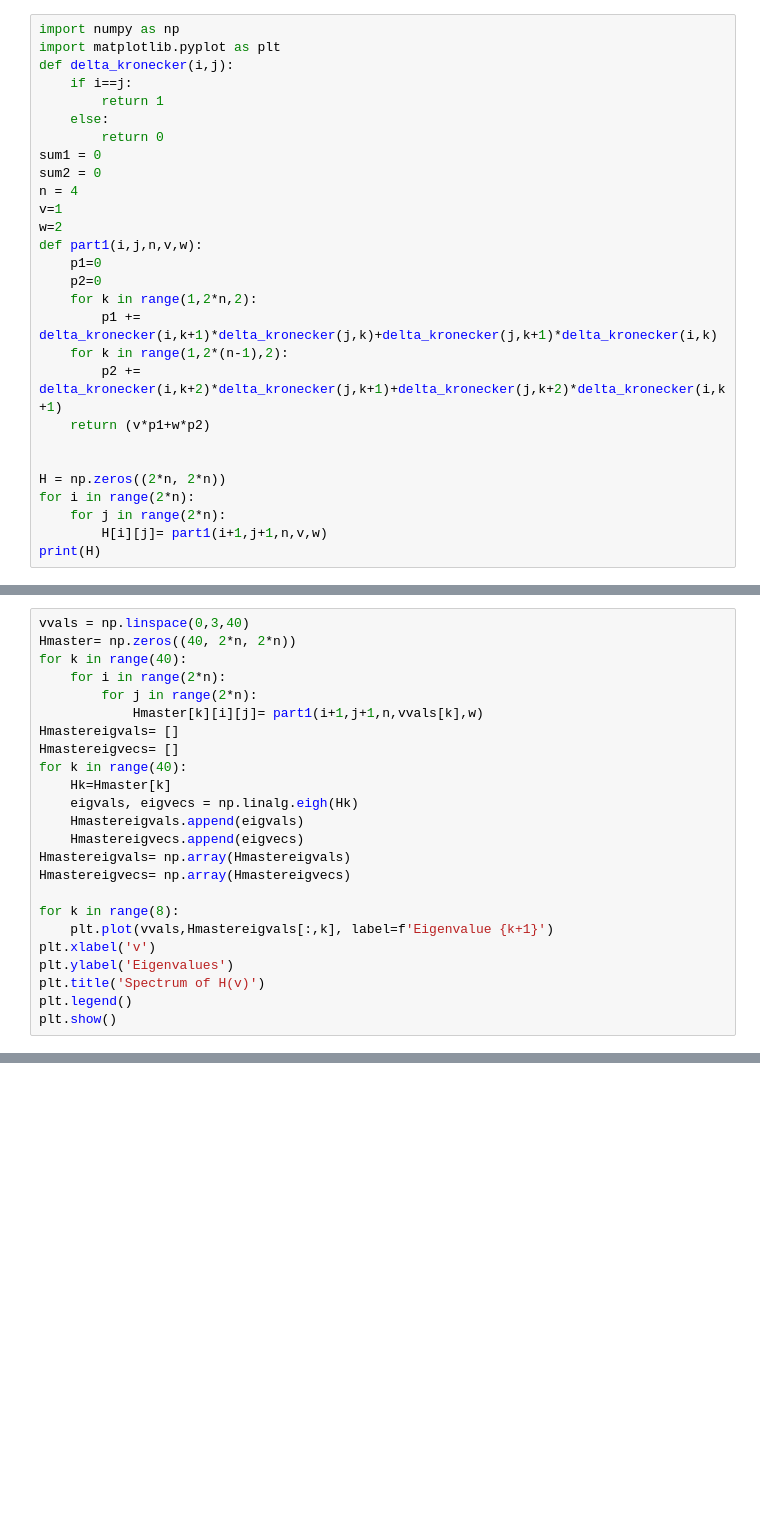
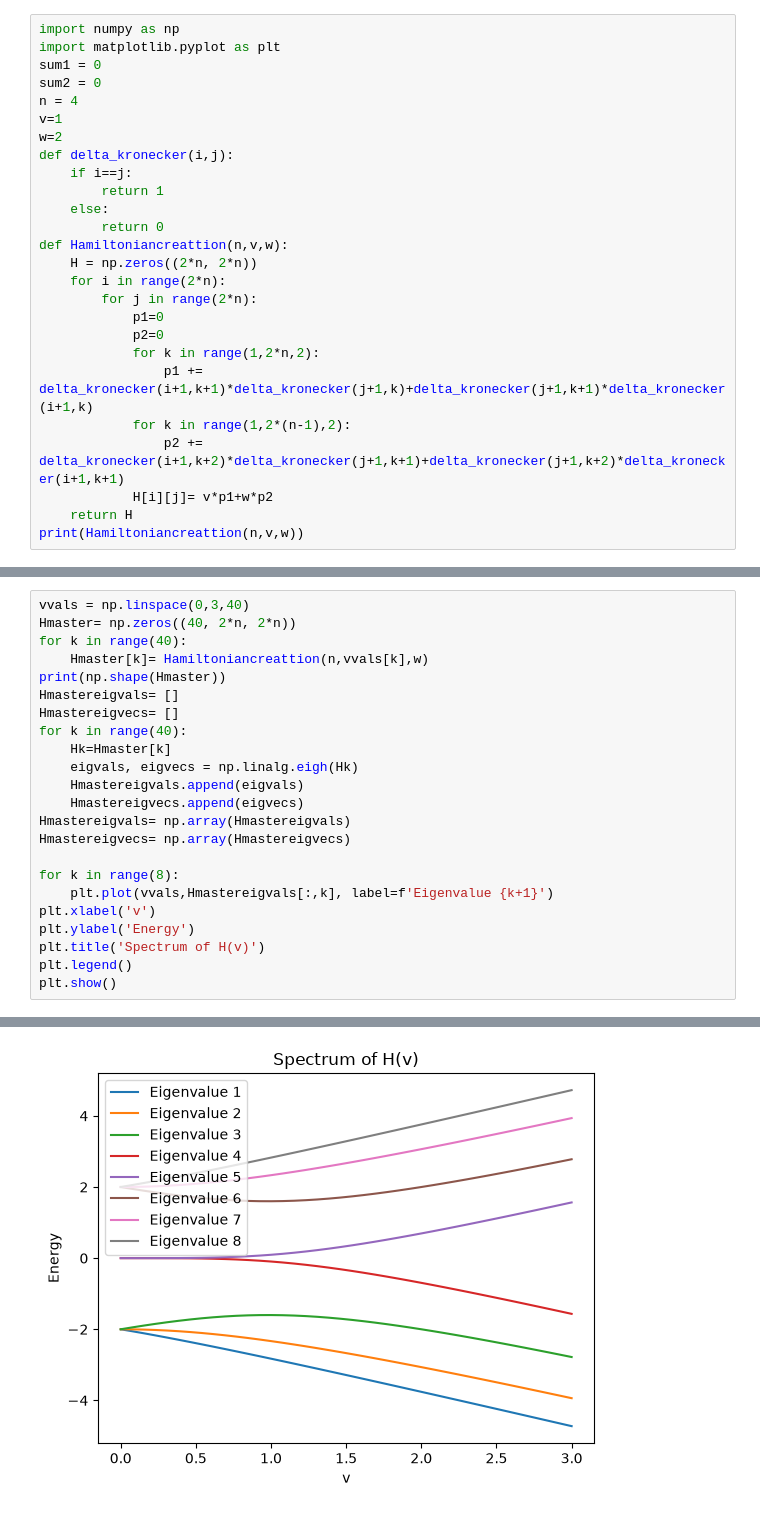
Before and after one commit to AmanU07UIUC/ssh-model, a Jupyter notebook: SSHmodelJupyter.ipynb, the cells around one changed output, grey strips where cells are left out. Drawn from its saved outputs; the diff is of its cells as text; blank space fills up the shorter version.

Commit message:
Created hamiltonian creation function and added markdowns.

```diff
--- a/SSHmodelJupyter.ipynb
+++ b/SSHmodelJupyter.ipynb
@@ -1,28 +6,26 @@
 # %%
 import numpy as np
 import matplotlib.pyplot as plt
+sum1 = 0
+sum2 = 0
+n = 4
+v=1
+w=2
 def delta_kronecker(i,j):
     if i==j:
         return 1
     else:
         return 0
-sum1 = 0
-sum2 = 0
-n = 4
-v=1
-w=2
-def part1(i,j,n,v,w):
-    p1=0
-    p2=0
-    for k in range(1,2*n,2):
-        p1 += delta_kronecker(i,k+1)*delta_kronecker(j,k)+delta_kronecker(j,k+1)*delta_kronecker(i,k)
-    for k in range(1,2*(n-1),2):
-        p2 += delta_kronecker(i,k+2)*delta_kronecker(j,k+1)+delta_kronecker(j,k+2)*delta_kronecker(i,k+1)
-    return (v*p1+w*p2)
-
-
-H = np.zeros((2*n, 2*n))
-for i in range(2*n):
-    for j in range(2*n):
-        H[i][j]= part1(i+1,j+1,n,v,w)
-print(H)
+def Hamiltoniancreattion(n,v,w):
+    H = np.zeros((2*n, 2*n))
+    for i in range(2*n):
+        for j in range(2*n):
+            p1=0
+            p2=0
+            for k in range(1,2*n,2):
+                p1 += delta_kronecker(i+1,k+1)*delta_kronecker(j+1,k)+delta_kronecker(j+1,k+1)*delta_kronecker(i+1,k)
+            for k in range(1,2*(n-1),2):
+                p2 += delta_kronecker(i+1,k+2)*delta_kronecker(j+1,k+1)+delta_kronecker(j+1,k+2)*delta_kronecker(i+1,k+1)
+            H[i][j]= v*p1+w*p2
+    return H
+print(Hamiltoniancreattion(n,v,w))
@@ -30,9 +44,8 @@ print(H)
 vvals = np.linspace(0,3,40)
 Hmaster= np.zeros((40, 2*n, 2*n))
 for k in range(40):
-    for i in range(2*n):
-        for j in range(2*n):
-            Hmaster[k][i][j]= part1(i+1,j+1,n,vvals[k],w)
+    Hmaster[k]= Hamiltoniancreattion(n,vvals[k],w)
+print(np.shape(Hmaster))
 Hmastereigvals= []
 Hmastereigvecs= []
 for k in range(40):
@@ -46,7 +59,8 @@ Hmastereigvecs= np.array(Hmastereigvecs)
 for k in range(8):
     plt.plot(vvals,Hmastereigvals[:,k], label=f'Eigenvalue {k+1}')
 plt.xlabel('v')
-plt.ylabel('Eigenvalues')
+plt.ylabel('Energy')
 plt.title('Spectrum of H(v)')
 plt.legend()
 plt.show()
+# %% [output]
@@ -52,0 +68 @@ plt.show()
+[figure, added]
```
Also changed, not shown: parts of 10 cells of this notebook.
